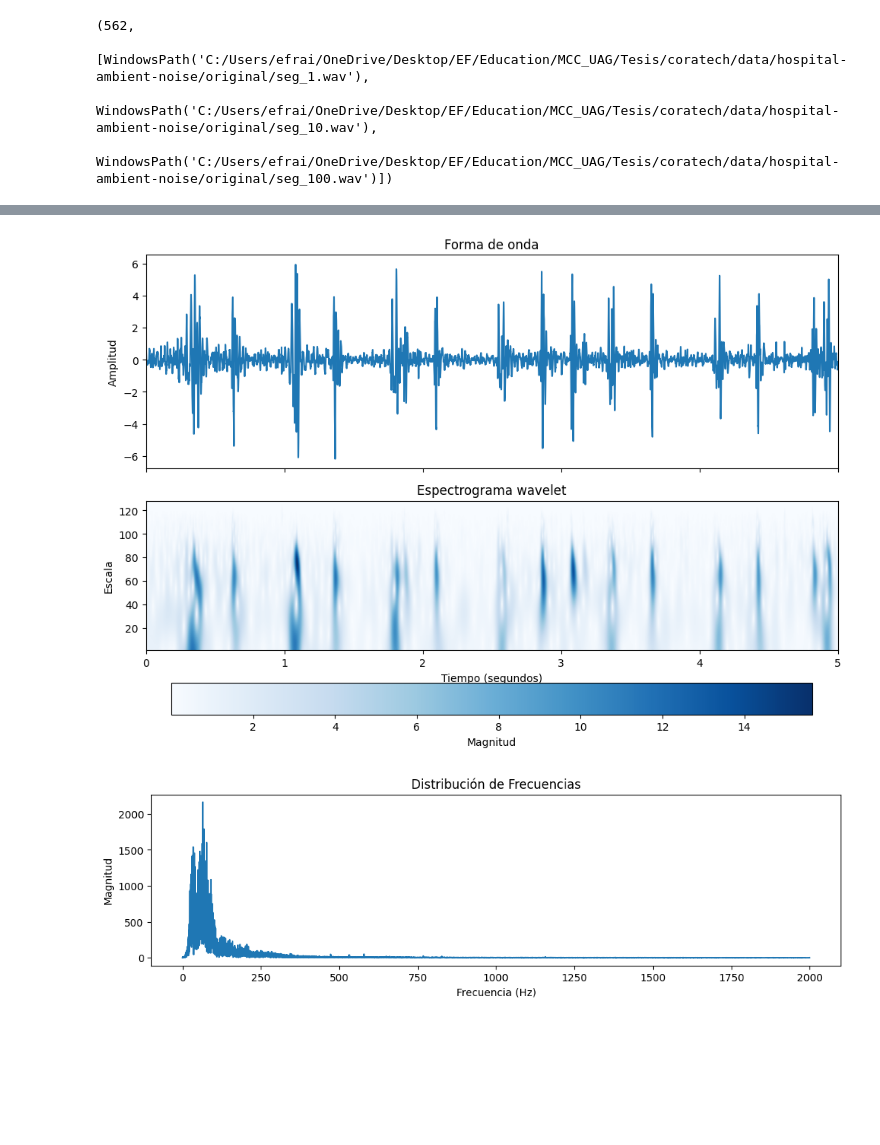
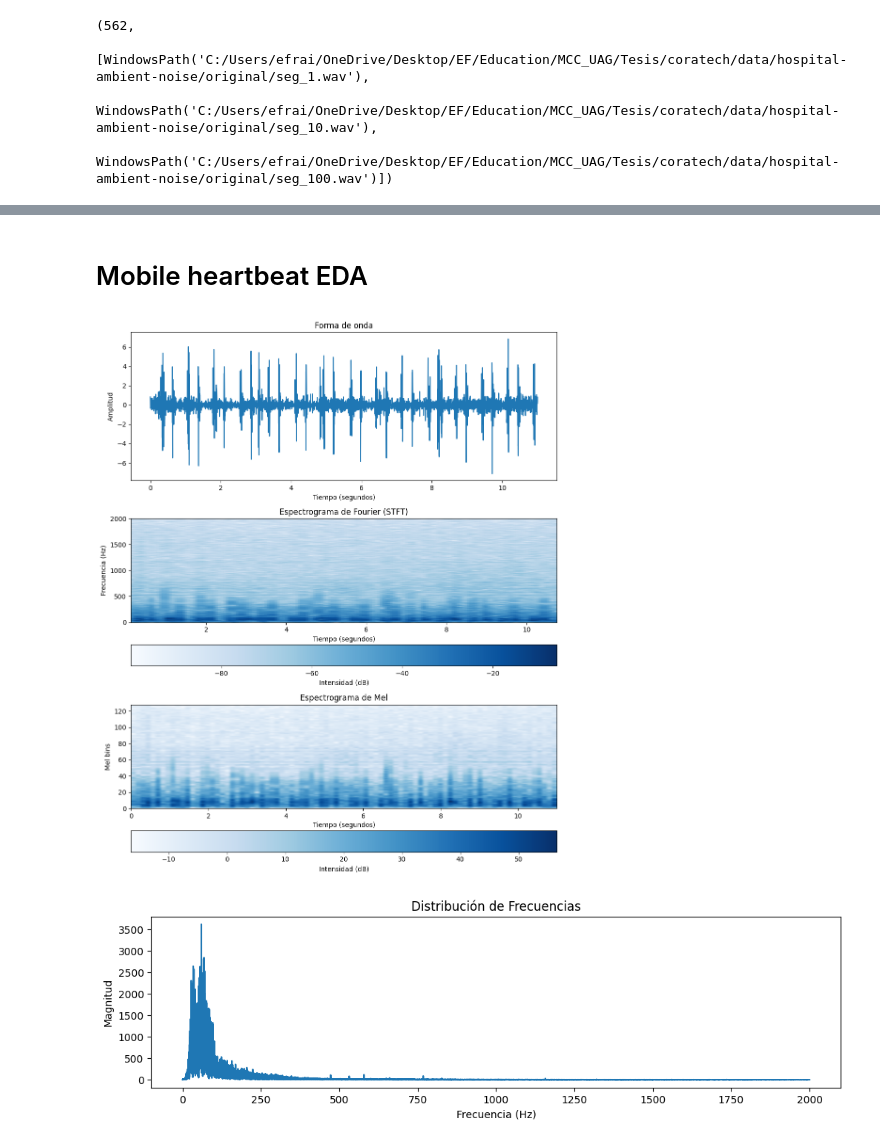
Before and after one commit to Afroefras/coratech, a Jupyter notebook: notebooks/hospital-ambient-noise/noiser.ipynb, the cells around one changed output, grey strips where cells are left out. Saved outputs shown, nothing was run; the diff lists cells and outputs as text; code cells hidden in the pictures; blank space fills up the shorter version.

```diff
--- a/notebooks/hospital-ambient-noise/noiser.ipynb
+++ b/notebooks/hospital-ambient-noise/noiser.ipynb
@@ -18,6 +24,6 @@ mobile.shape, stethos.shape, heartbeats_sample_rate
 # %%
 START_AT = 3
-END_AT = START_AT + 5
+END_AT = START_AT + 11
 
 mobile_snippet = trim_audio(mobile, heartbeats_sample_rate, START_AT, END_AT)
 stethos_snippet = trim_audio(stethos, heartbeats_sample_rate, START_AT, END_AT)
@@ -80,11 +92,11 @@ New noise sample rate: 4000
 [interactive output not drawn]
+# %% [markdown]
+# Mobile heartbeat EDA
 # %%
-plot_wavelet_spectrogram(
-    mobile_snippet.numpy(), heartbeats_sample_rate, downsample_factor=1
-)
-plot_audio_fft(mobile_snippet.numpy(), heartbeats_sample_rate)
+plot_waveform_and_spectrograms(mobile_snippet, heartbeats_sample_rate)
+plot_audio_fft(mobile_snippet, heartbeats_sample_rate)
 Audio(mobile_snippet, rate=heartbeats_sample_rate, autoplay=True)
 # %% [output]
-[figure, old version]
+[figure, new version]
-[figure, old version]
+[figure, new version]
 [interactive output not drawn]
```
Also changed, not shown: parts of 15 cells of this notebook, 1 other file.
